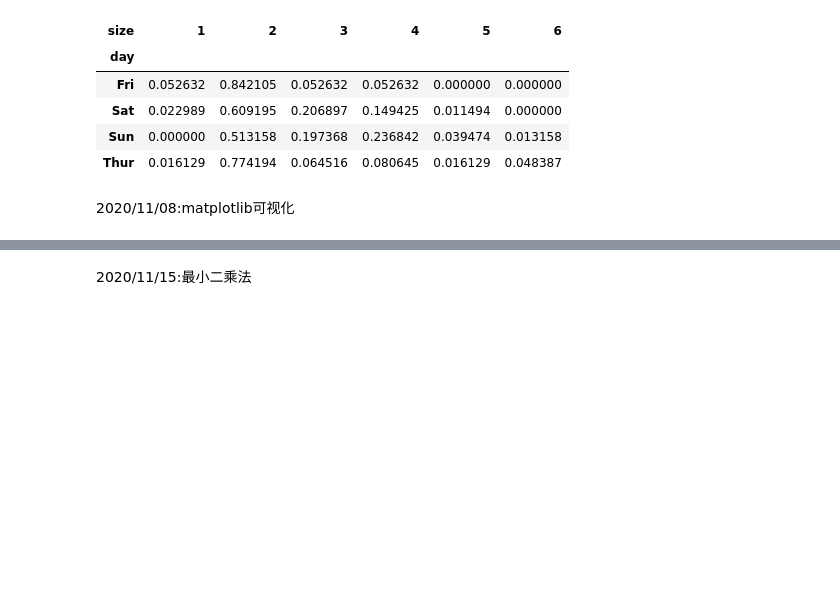
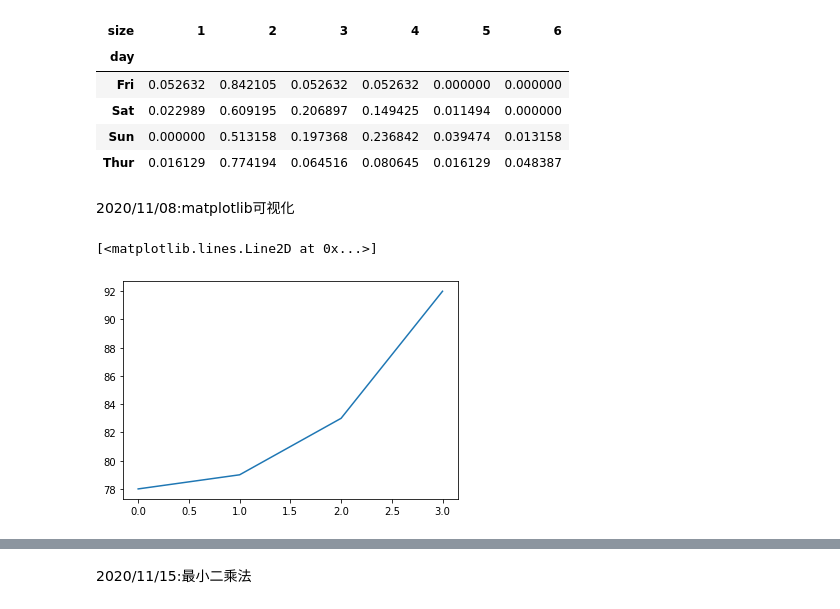
Before and after one commit to SethChloe/improved-train, a Jupyter notebook: mypython/mynotebook.ipynb, the cells around one changed output, grey strips where cells are left out. Saved outputs shown, nothing was run; the diff lists cells and outputs as text; code cells hidden in the pictures; blank space fills up the shorter version.

```diff
--- a/mypython/mynotebook.ipynb
+++ b/mypython/mynotebook.ipynb
@@ -108,3 +108,17 @@ cross_table.div(cross_table.sum(1),axis=0)
 | Thur | 0.016129 | 0.774194 | 0.064516 | 0.080645 | 0.016129 | 0.048387 |
 # %% [markdown]
 2020/11/08:matplotlib可视化
+# %%
+data={
+    'name':['张三','李四','王五','小明'],
+    'sex':['female','female','male','male'],
+    'math':[78,79,83,92],
+    'city':['北京','上海','广州','北京']
+}
+df=pd.DataFrame(data)
+# %%
+# 线型图
+plt.plot(df.index,df['math'])
+# %% [output]
+[<matplotlib.lines.Line2D at 0x...>]
+[figure, added]
```
Also changed, not shown: parts of 3 cells of this notebook.
